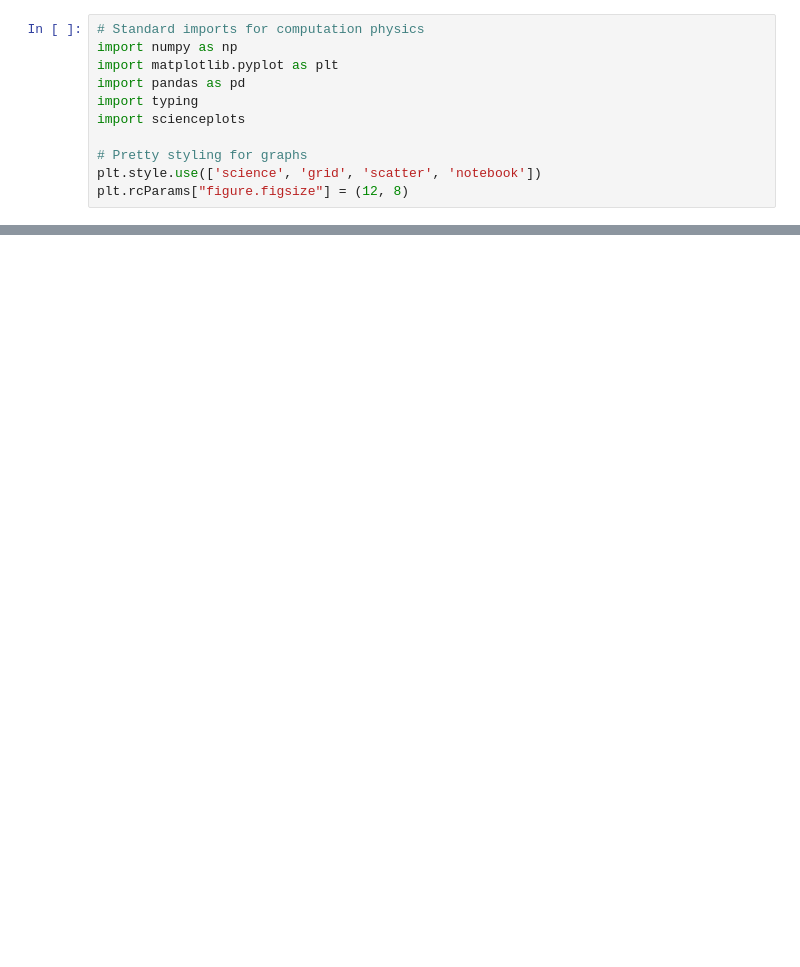
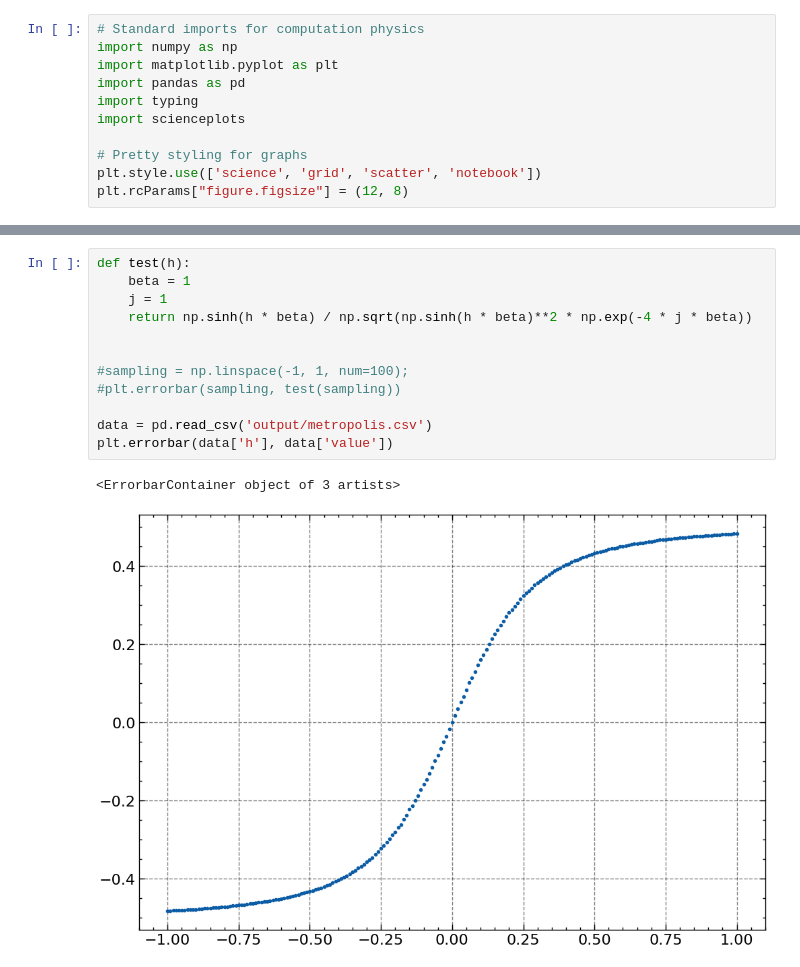
Before and after one commit to lennartvrg/ComputationalPhysics, a Jupyter notebook: 4 - The Ising Model in 1D/Lennart.ipynb, the cells around one changed output, grey strips where cells are left out. Drawn from its saved outputs; the diff is of its cells as text; blank space fills up the shorter version.

Commit message:
Metropolis working

```diff
--- a/4 - The Ising Model in 1D/Lennart.ipynb
+++ b/4 - The Ising Model in 1D/Lennart.ipynb
@@ -23,0 +24,15 @@ plt.legend(loc='upper left')
+# %%
+def test(h):
+    beta = 1
+    j = 1
+    return np.sinh(h * beta) / np.sqrt(np.sinh(h * beta)**2 * np.exp(-4 * j * beta))
+
+
+#sampling = np.linspace(-1, 1, num=100);
+#plt.errorbar(sampling, test(sampling))
+
+data = pd.read_csv('output/metropolis.csv')
+plt.errorbar(data['h'], data['value'])
+# %% [output]
+<ErrorbarContainer object of 3 artists>
+[figure, added]
```
Also changed, not shown: parts of 1 cell of this notebook, 9 other files.
